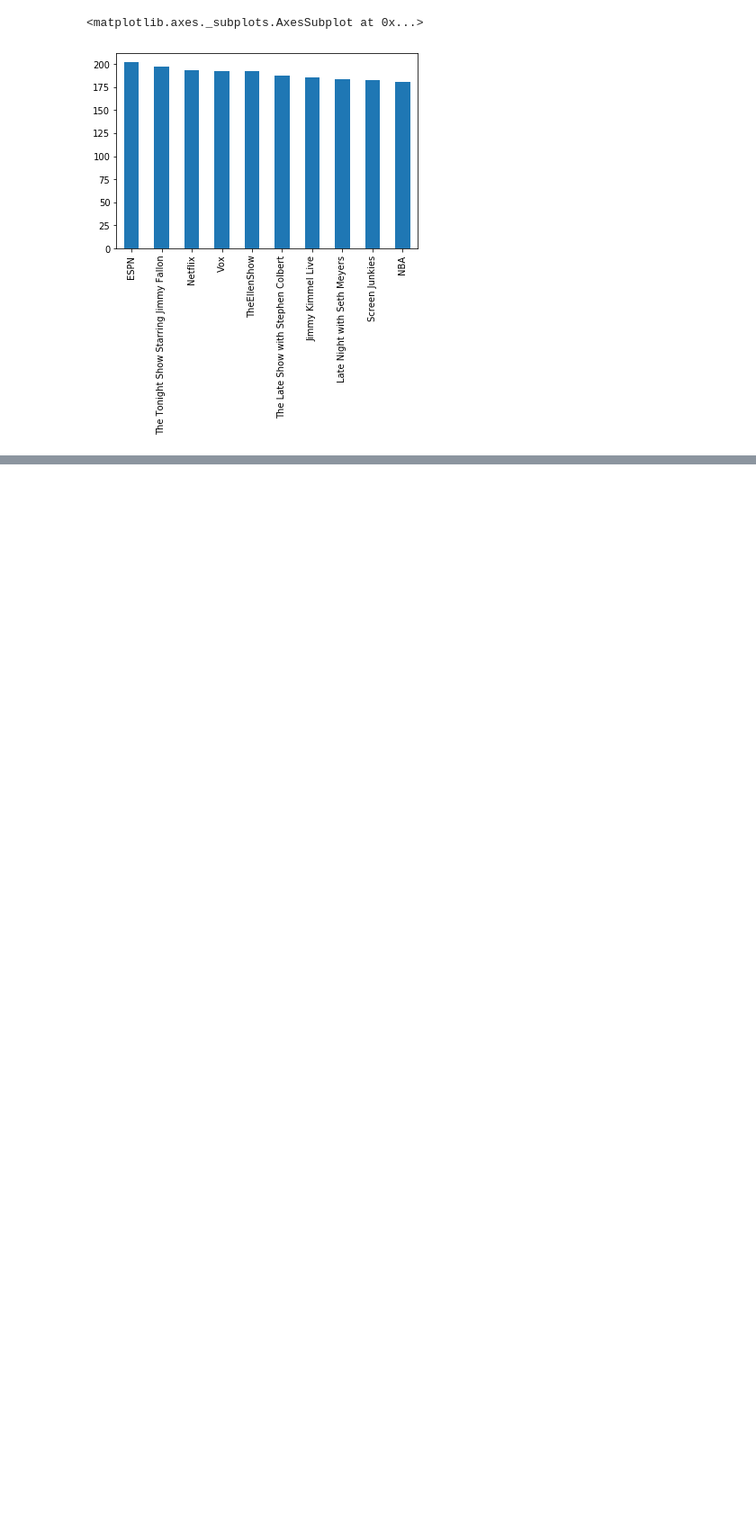
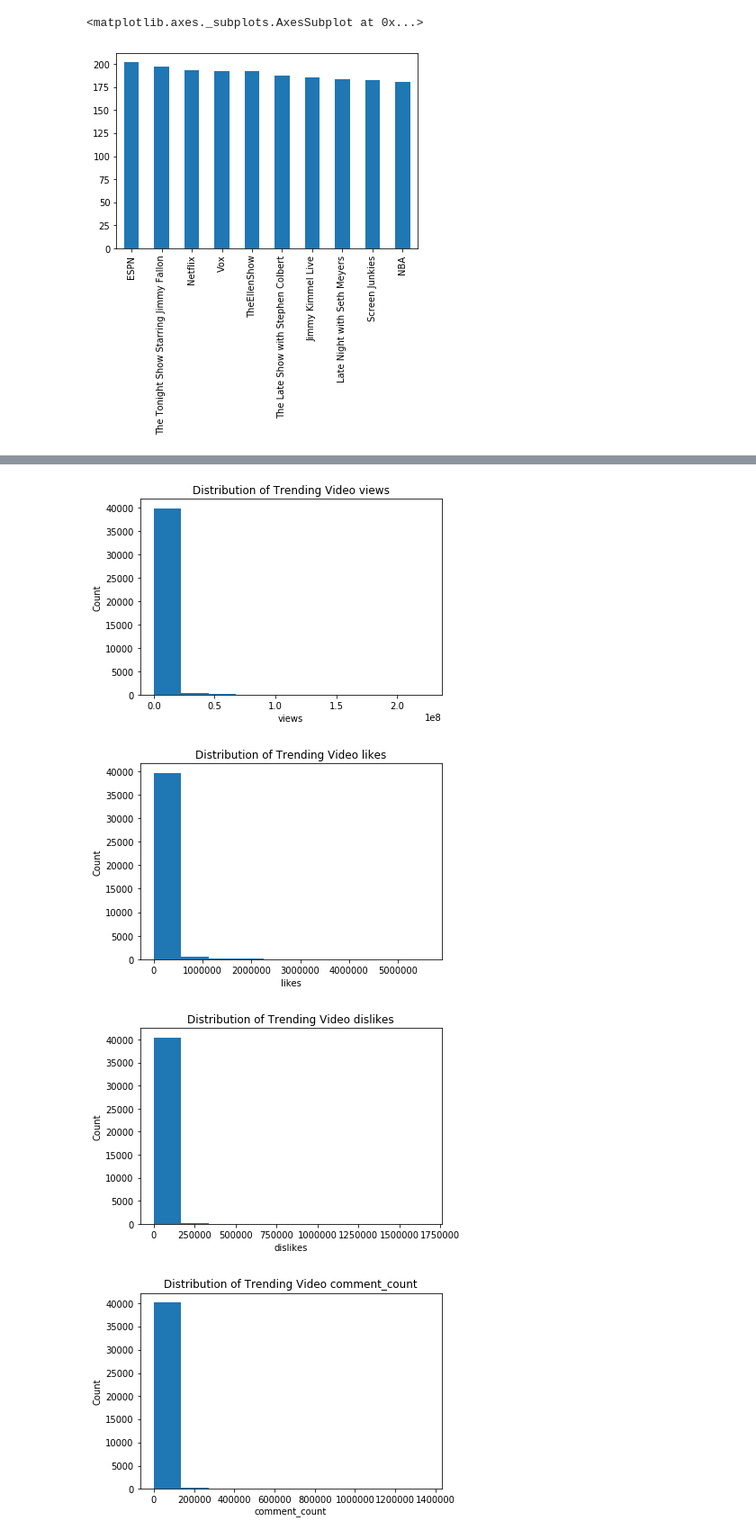
Before and after one commit to srivasis/MA384, a Jupyter notebook: Graphs.ipynb, the cells around one changed output, grey strips where cells are left out. Shown at 90% size. Saved outputs shown, nothing was run; the diff lists cells and outputs as text; code cells hidden in the pictures; blank space fills up the shorter version.

Commit message:
add distribution graphs

```diff
--- a/Graphs.ipynb
+++ b/Graphs.ipynb
@@ -18,0 +45,14 @@ usData['channel_title'].value_counts().head(10).plot.bar()
+# %%
+def distribution_cont(usData, var):
+    plt.hist(usData[usData["dislikes"] != 0][var])
+    plt.xlabel(f"{var}")
+    plt.ylabel("Count")
+    plt.title(f"Distribution of Trending Video {var}")
+    plt.show()
+for i in ["views", "likes", "dislikes", "comment_count"]:
+    distribution_cont(usData, i)
+# %% [output]
+[figure, added]
+[figure, added]
+[figure, added]
+[figure, added]
```
Also changed, not shown: parts of 3 cells of this notebook.
